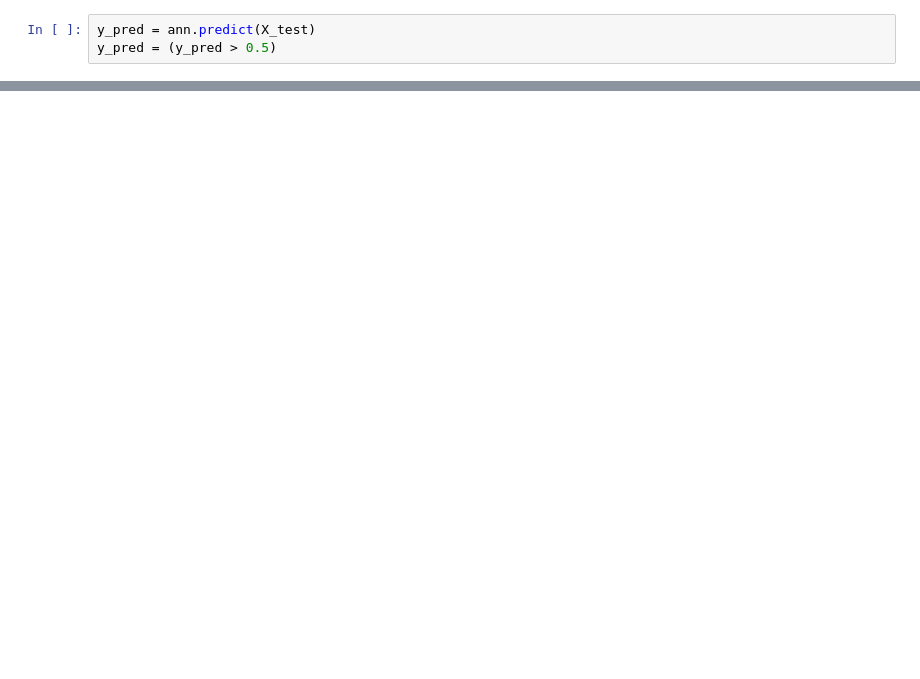
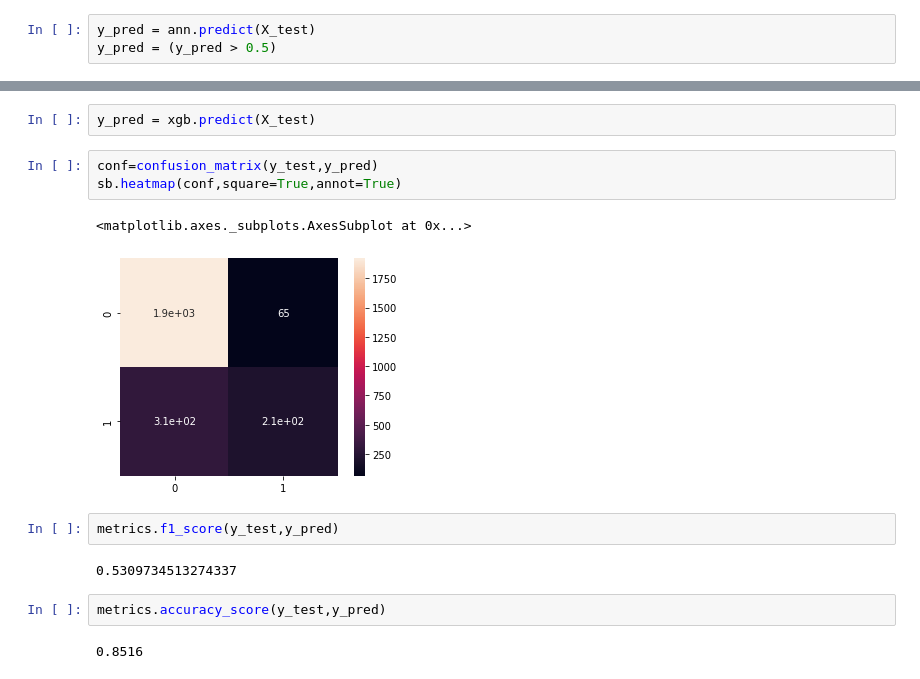
Before and after one commit to fereshteh-bahadory/Churn-model-for-customer-service, a Jupyter notebook: Untitled3.ipynb, the cells around one changed output, grey strips where cells are left out. Drawn from its saved outputs; the diff is of its cells as text; blank space fills up the shorter version.

```diff
--- a/Untitled3.ipynb
+++ b/Untitled3.ipynb
@@ -296,0 +357,16 @@ metrics.accuracy_score(y_test,y_pred)
+# %%
+y_pred = xgb.predict(X_test)
+# %%
+conf=confusion_matrix(y_test,y_pred)
+sb.heatmap(conf,square=True,annot=True)
+# %% [output]
+<matplotlib.axes._subplots.AxesSubplot at 0x...>
+[figure, added]
+# %%
+metrics.f1_score(y_test,y_pred)
+# %% [output]
+0.5309734513274337
+# %%
+metrics.accuracy_score(y_test,y_pred)
+# %% [output]
+0.8516
```
Also changed, not shown: parts of 17 cells of this notebook.
